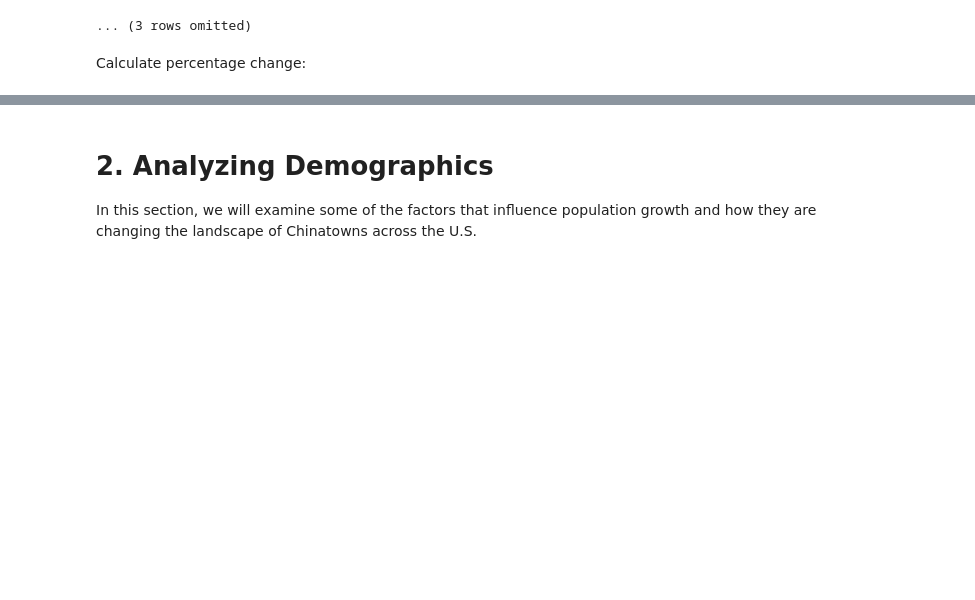
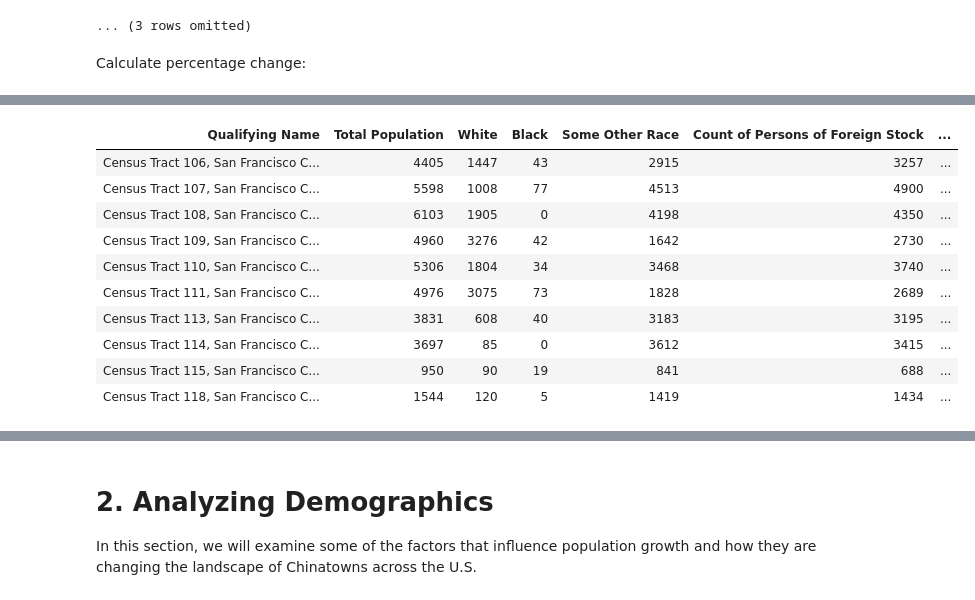
Before and after one commit to ds-modules/XENGLIS-31AC, a Jupyter notebook: XENG_31AC.ipynb, the cells around one changed output, grey strips where cells are left out. Drawn from its saved outputs; the diff is of its cells as text; code cells hidden in the pictures; blank space fills up the shorter version.

```diff
--- a/XENG_31AC.ipynb
+++ b/XENG_31AC.ipynb
@@ -64,0 +145,21 @@ Calculate percentage change:
+# %%
+sf_1970_pop = sf_1970.select('Qualifying Name', 'Total Population', 'White', 'Black', 'Some Other Race',
+                             'Count of Persons of Foreign Stock',
+                             'Count of Persons of Foreign Stock: Native (of foreign or mixed parentage)',
+                             'Count of Persons of Foreign Stock: Native (of foreign or mixed parentage): China',
+                             'Count of Persons of Foreign Stock: Foreign born',
+                             'Count of Persons of Foreign Stock: Foreign born: China')
+sf_1970_pop = sf_1970_pop.take(range(1, sf_1970_pop.num_rows))
+sf_1970_pop
+# %% [output]
+| Qualifying Name | Total Population | White | Black | Some Other Race | Count of Persons of Foreign Stock | ... |
+| Census Tract 106, San Francisco C... | 4405 | 1447 | 43 | 2915 | 3257 | ... |
+| Census Tract 107, San Francisco C... | 5598 | 1008 | 77 | 4513 | 4900 | ... |
+| Census Tract 108, San Francisco C... | 6103 | 1905 | 0 | 4198 | 4350 | ... |
+| Census Tract 109, San Francisco C... | 4960 | 3276 | 42 | 1642 | 2730 | ... |
+| Census Tract 110, San Francisco C... | 5306 | 1804 | 34 | 3468 | 3740 | ... |
+| Census Tract 111, San Francisco C... | 4976 | 3075 | 73 | 1828 | 2689 | ... |
+| Census Tract 113, San Francisco C... | 3831 | 608 | 40 | 3183 | 3195 | ... |
+| Census Tract 114, San Francisco C... | 3697 | 85 | 0 | 3612 | 3415 | ... |
+| Census Tract 115, San Francisco C... | 950 | 90 | 19 | 841 | 688 | ... |
+| Census Tract 118, San Francisco C... | 1544 | 120 | 5 | 1419 | 1434 | ... |
```
Also changed, not shown: parts of 12 cells of this notebook.
